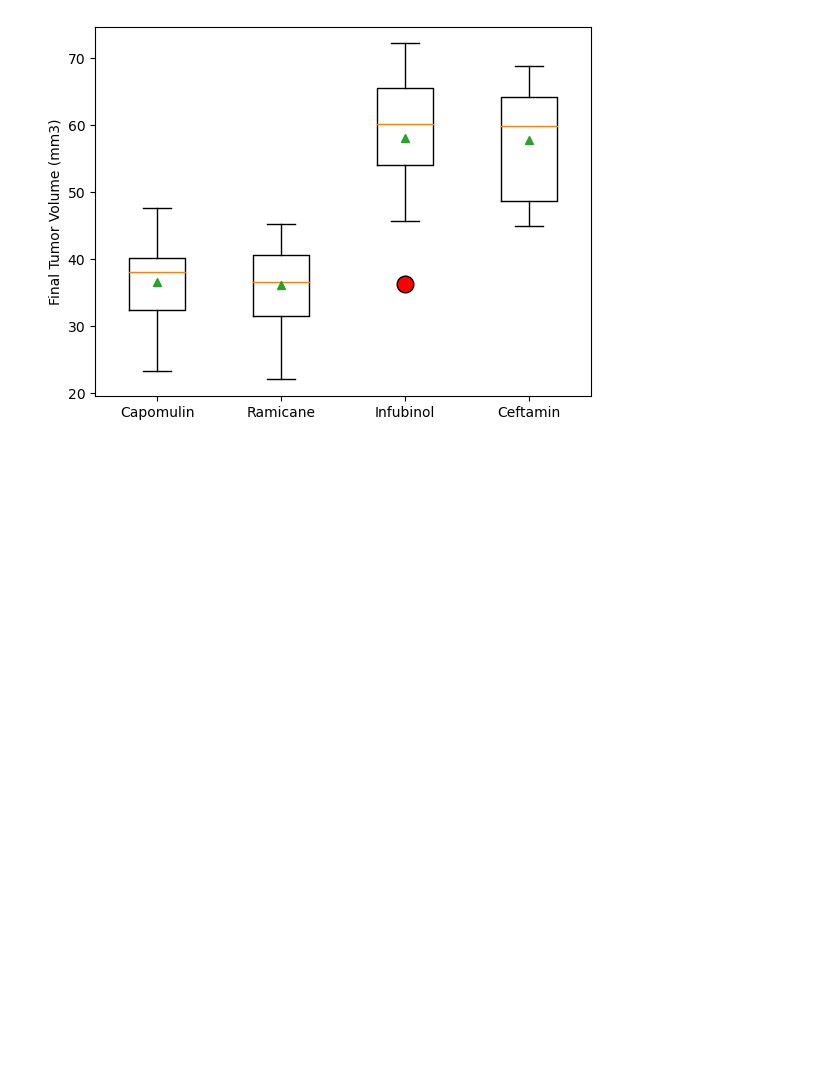
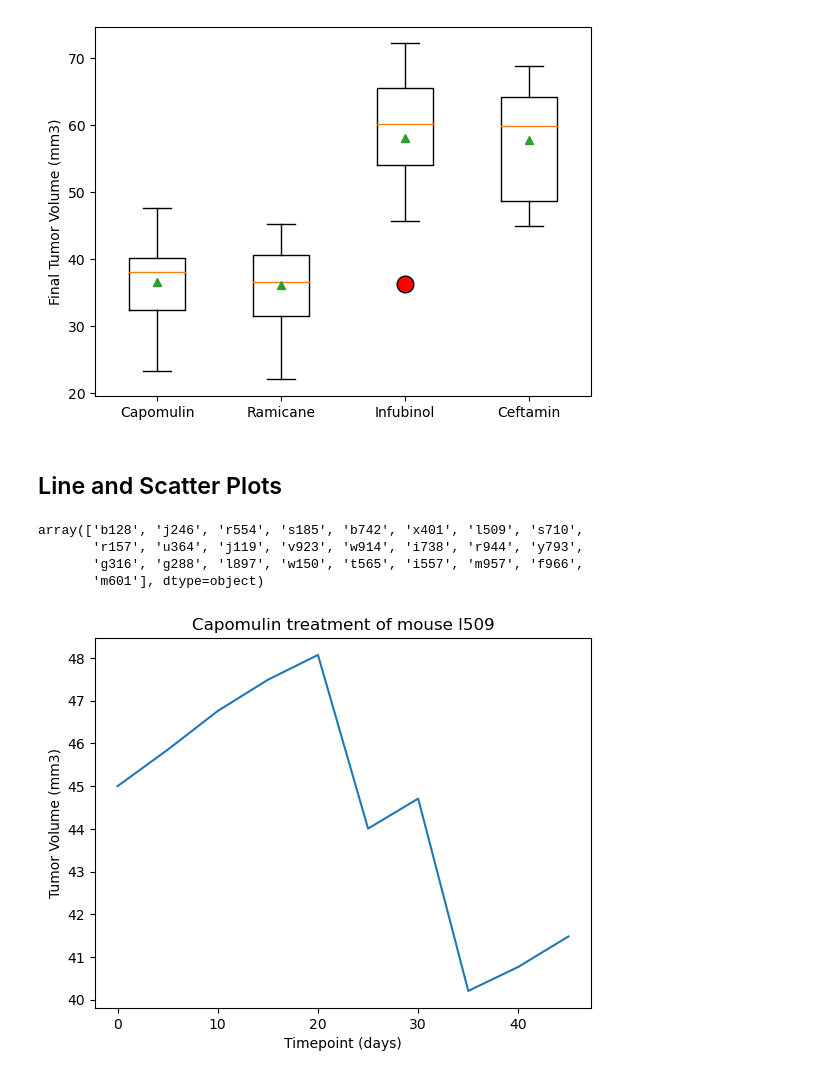
Before and after one commit to Martinezj93/Matplotlib-Challenge, a Jupyter notebook: Pymaceuticals_inc/main.ipynb, the cells around one changed output. Saved outputs shown, nothing was run; the diff lists cells and outputs as text; code cells hidden in the pictures; blank space fills up the shorter version.

```diff
--- a/Pymaceuticals_inc/main.ipynb
+++ b/Pymaceuticals_inc/main.ipynb
@@ -86,7 +92,7 @@ duplicate_mouse_ID
 # %%
 # Creating a clean DataFrame by dropping the duplicate mouse by its ID
 
-clean_df = merged_df.loc[merged_df["Mouse ID"] != 'g989']
+clean_df = pd.DataFrame(merged_df.loc[merged_df["Mouse ID"] != 'g989'])
 clean_df.head()
 # %% [output]
 |  | Mouse ID | Timepoint | Tumor Volume (mm3) | Metastatic Sites | Drug Regimen | Sex | Age_months | ... |
@@ -308,3 +330,34 @@ plt.xticks([1, 2, 3, 4], best_drug_regimen)
 plt.show()
 # %% [output]
 [figure]
+# %% [markdown]
+## Line and Scatter Plots
+# %%
+# Identify mouse treated with Capomulin
+
+drug_regimen = "Capomulin"
+
+drug_used_for_treatment = clean_df.loc[clean_df["Drug Regimen"] == drug_regimen]
+drug_used_for_treatment["Mouse ID"].unique()
+# %% [output]
+array(['b128', 'j246', 'r554', 's185', 'b742', 'x401', 'l509', 's710',
+       'r157', 'u364', 'j119', 'v923', 'w914', 'i738', 'r944', 'y793',
+       'g316', 'g288', 'l897', 'w150', 't565', 'i557', 'm957', 'f966',
+       'm601'], dtype=object)
+# %%
+# Generating a line plot of tumor volume vs. time point for a mouse treated with Capomulin
+
+mouse_id_chosen = "l509"
+
+mouse_treated_info = drug_used_for_treatment.loc[drug_used_for_treatment["Mouse ID"] ==
+                                                mouse_id_chosen]
+
+x_axis = mouse_treated_info["Timepoint"]
+y_axis = mouse_treated_info["Tumor Volume (mm3)"]
+plt.plot(x_axis, y_axis)
+plt.xlabel("Timepoint (days)")
+plt.ylabel("Tumor Volume (mm3)")
+plt.title(f'{drug_regimen} treatment of mouse {mouse_id_chosen}')
+plt.show()
+# %% [output]
+[figure, added]
```
Also changed, not shown: parts of 8 cells of this notebook, 1 other file.
